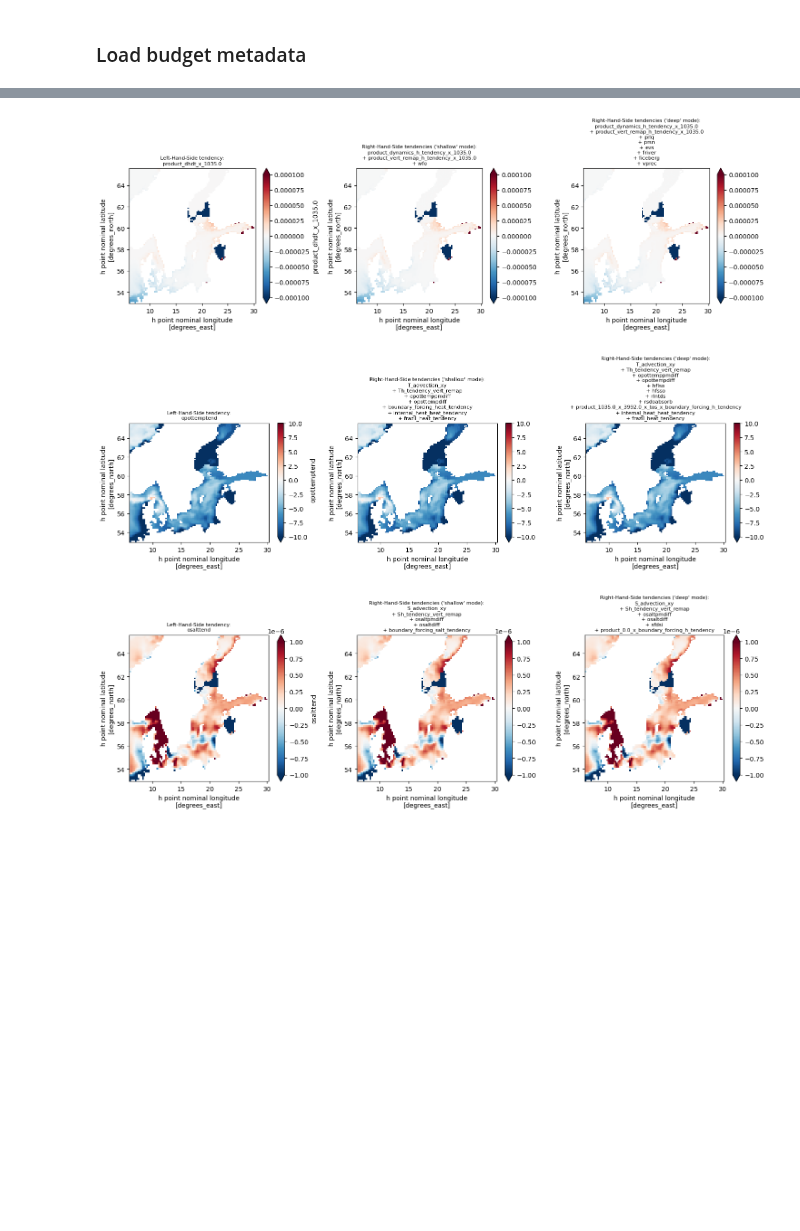
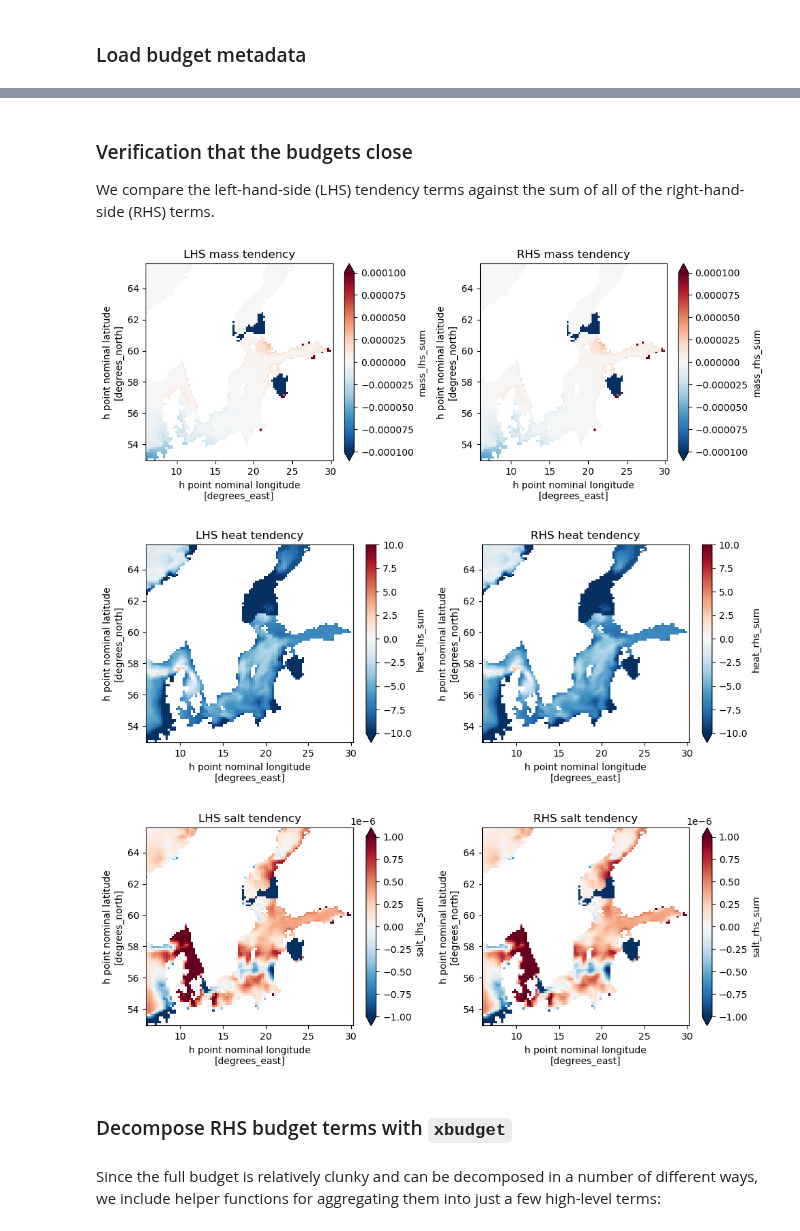
Before and after one commit to hdrake/xbudget, a Jupyter notebook: examples/MOM6_budget_examples_mass_heat_salt.ipynb, the cells around one changed output, grey strips where cells are left out. Saved outputs shown, nothing was run; the diff lists cells and outputs as text; code cells hidden in the pictures; blank space fills up the shorter version.

```diff
--- a/examples/MOM6_budget_examples_mass_heat_salt.ipynb
+++ b/examples/MOM6_budget_examples_mass_heat_salt.ipynb
@@ -35,4 +32,4 @@ for suffix in suffixs:
 ### Load budget metadata
 # %%
 import xbudget
-budget_dict = xbudget.load_preset_budget(model="MOM6")
+budgets_dict = xbudget.load_preset_budget(model="MOM6").copy()
@@ -64,26 +88,25 @@ Budget terms can be collected using either the "shallow" mode, which finds the m
+# %% [markdown]
+### Verification that the budgets close
+
+We compare the left-hand-side (LHS) tendency terms against the sum of all of the right-hand-side (RHS) terms.
 # %%
-vmax = 1.e-4
+for eq, vmax in zip(["mass", "heat", "salt"], [1.e-4, 10, 1.e-6]):
+    plt.figure(figsize=(10, 4))
 
-for eq, vmax in zip(["mass", "heat", "salt"], [1.e-4, 10, 1.e-6]):
-    plt.figure(figsize=(15, 5))
+    plt.subplot(1,2,1)
+    ds[budgets_dict[eq]['lhs']['var']].isel(zl = 0).isel(time=0).plot(vmin=-vmax, vmax=vmax, cmap="RdBu_r")
+    plt.title(f"LHS {eq} tendency")
 
-    plt.subplot(1,3,1)
-    lhs_terms = xbudget.collect_terms(ds, budget_dict[eq]['lhs'])
-    sum([ds[v] for v in lhs_terms]).isel(zl = 0).isel(time=0).plot(vmin=-vmax, vmax=vmax, cmap="RdBu_r")
-    plt.title("Left-Hand-Side tendency:\n"+"\n+ ".join(lhs_terms), fontsize=8);
-
-    plt.subplot(1,3,2)
-    rhs_terms = xbudget.collect_terms(ds, budget_dict[eq]['rhs'], mode="shallow")
-    sum([ds[v] for v in rhs_terms]).isel(zl = 0).isel(time=0).plot(vmin=-vmax, vmax=vmax, cmap="RdBu_r")
-    plt.title("Right-Hand-Side tendencies ('shallow' mode):\n"+"\n+ ".join(rhs_terms), fontsize=8);
-
-    plt.subplot(1,3,3)
-    rhs_terms = xbudget.collect_terms(ds, budget_dict[eq]['rhs'], mode="deep")
-    sum([ds[v] for v in rhs_terms]).isel(zl = 0).isel(time=0).plot(vmin=-vmax, vmax=vmax, cmap="RdBu_r")
-    plt.title("Right-Hand-Side tendencies ('deep' mode):\n"+"\n+ ".join(rhs_terms), fontsize=8);
+    plt.subplot(1,2,2)
+    ds[budgets_dict[eq]['rhs']['var']].isel(zl = 0).isel(time=0).plot(vmin=-vmax, vmax=vmax, cmap="RdBu_r")
+    plt.title(f"RHS {eq} tendency")
 
     plt.tight_layout()
 # %% [output]
-[figure, old version]
+[figure, new version]
-[figure, old version]
+[figure, new version]
-[figure, old version]
+[figure, new version]
+# %% [markdown]
+### Decompose RHS budget terms with `xbudget`
+# %% [markdown]
+Since the full budget is relatively clunky and can be decomposed in a number of different ways, we include helper functions for aggregating them into just a few high-level terms:
```
Also changed, not shown: parts of 11 cells of this notebook, 3 other files.
